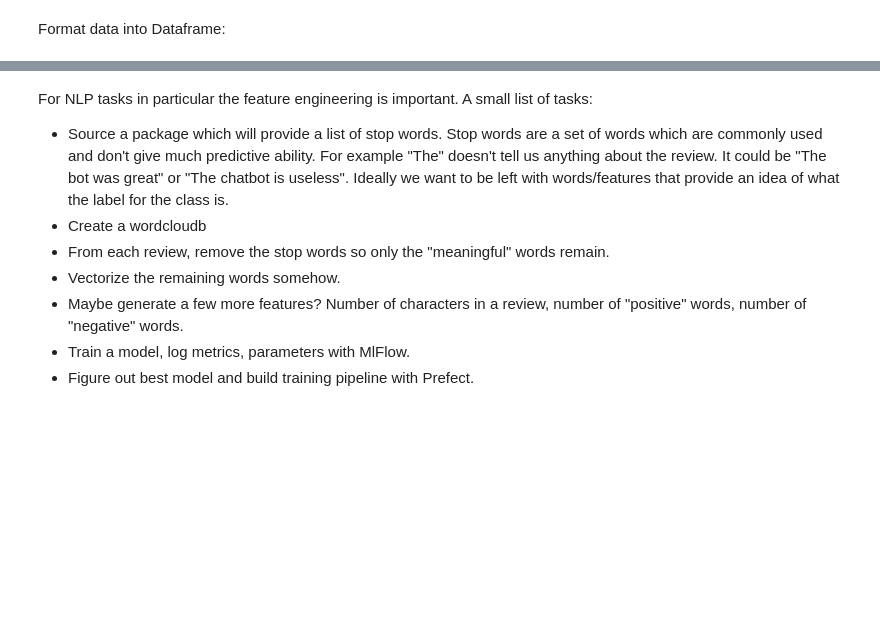
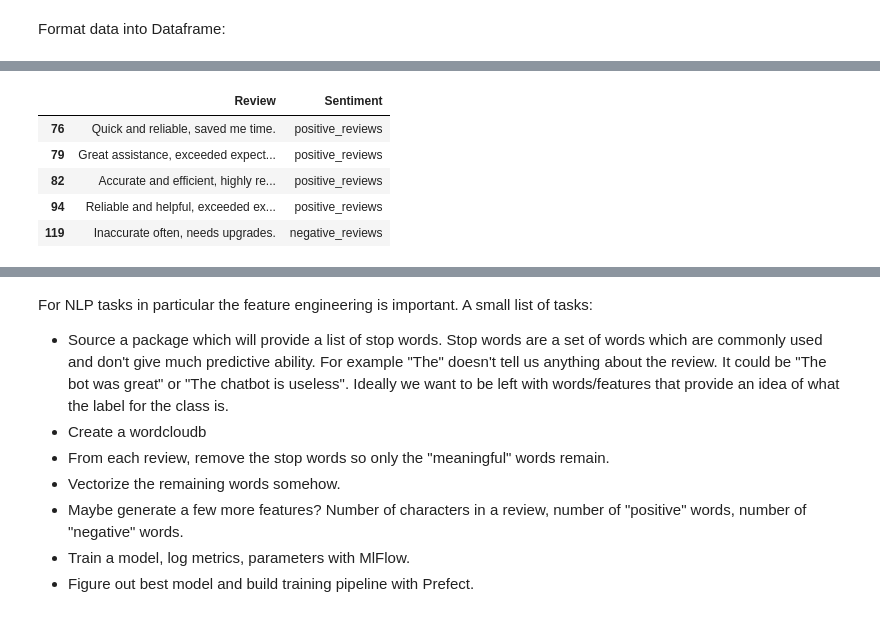
Before and after one commit to tajpatel58/ChatbotReviewer, a Jupyter notebook: Exploration/eda.ipynb, the cells around one changed output, grey strips where cells are left out. Cells and saved outputs as stored; diff of their text form; code cells hidden in the pictures; blank space fills up the shorter version.

```diff
--- a/Exploration/eda.ipynb
+++ b/Exploration/eda.ipynb
@@ -60,0 +61,9 @@ Number of Datapoints: 492
+# %%
+reviews_df.loc[reviews_df.duplicated() == 1]
+# %% [output]
+|  | Review | Sentiment |
+| 76 | Quick and reliable, saved me time. | positive_reviews |
+| 79 | Great assistance, exceeded expect... | positive_reviews |
+| 82 | Accurate and efficient, highly re... | positive_reviews |
+| 94 | Reliable and helpful, exceeded ex... | positive_reviews |
+| 119 | Inaccurate often, needs upgrades. | negative_reviews |
```
Also changed, not shown: parts of 15 cells of this notebook.
